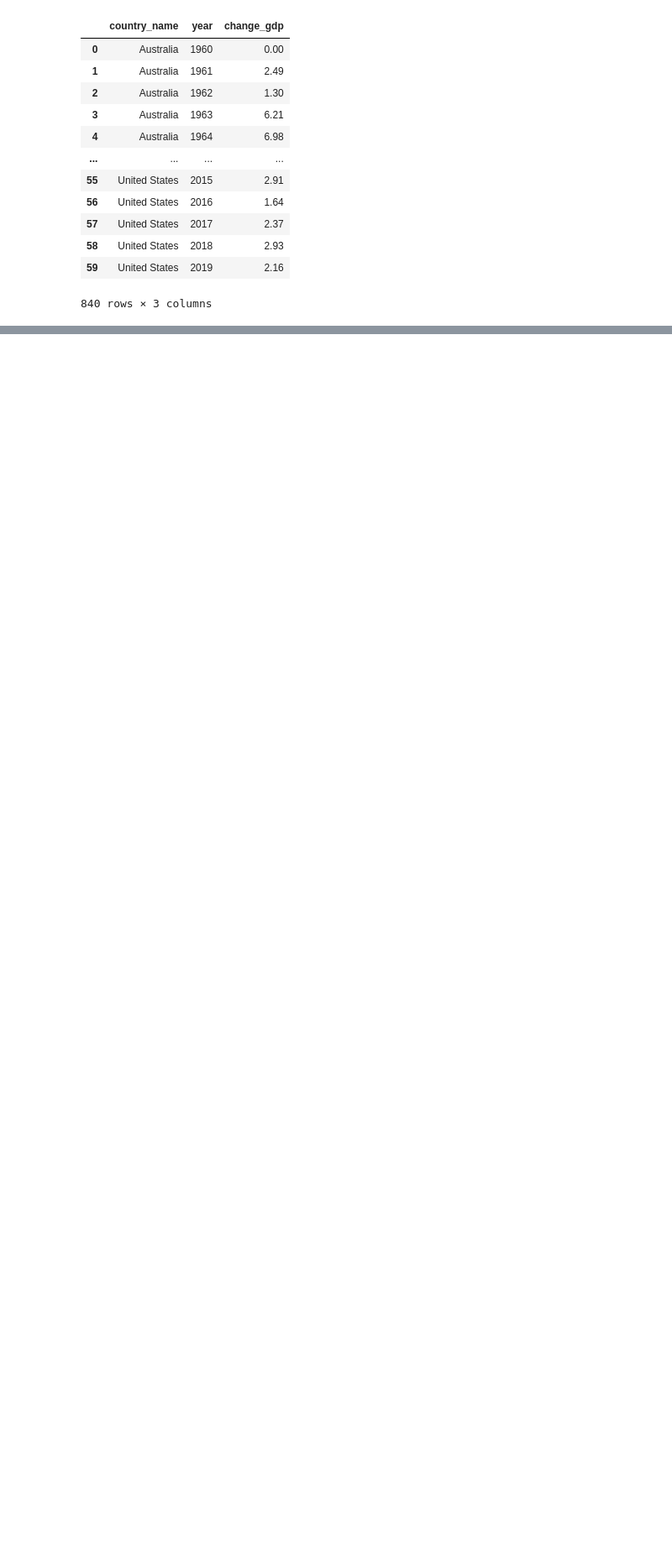
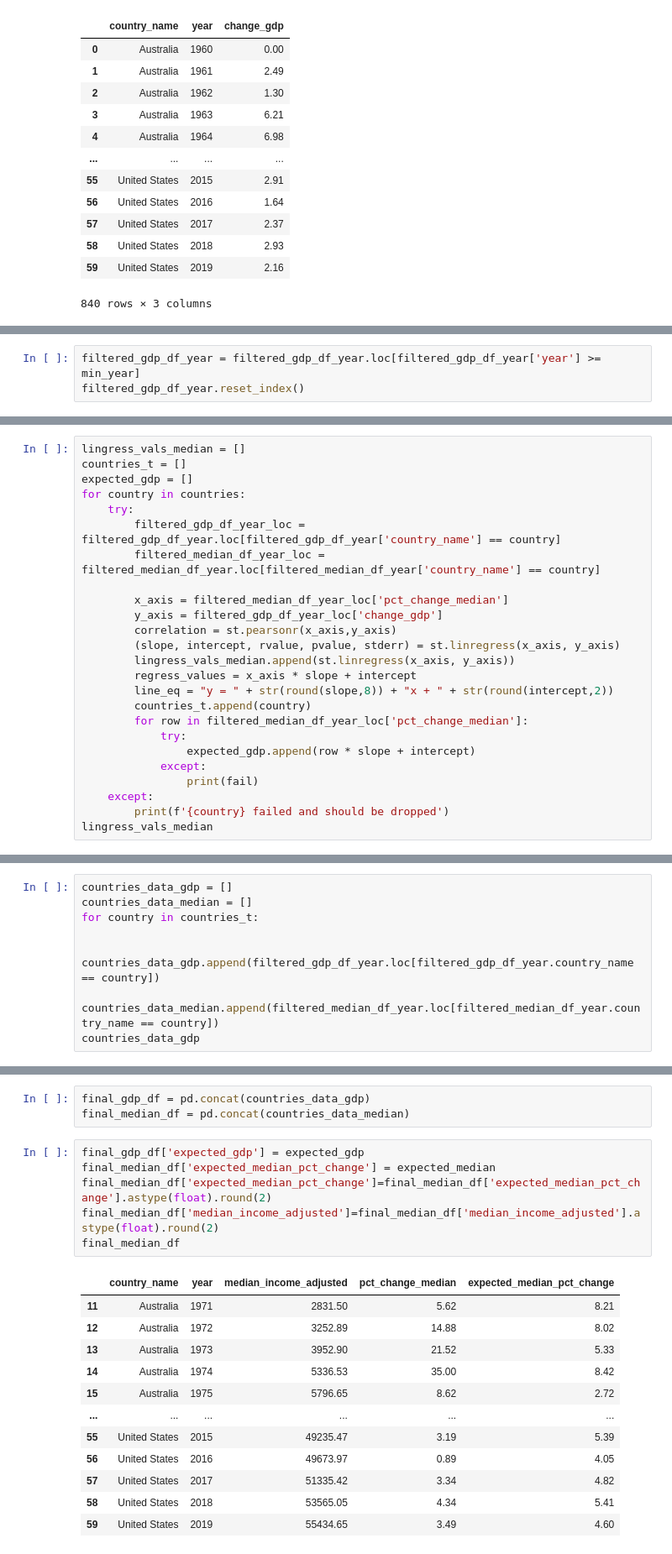
Before and after one commit to ryhigashi/ETL-Project, a Jupyter notebook: ETL-project-robert.ipynb, the cells around one changed output, grey strips where cells are left out. Shown at 84% size. Saved outputs shown, nothing was run; the diff lists cells and outputs as text; blank space fills up the shorter version.

```diff
--- a/ETL-project-robert.ipynb
+++ b/ETL-project-robert.ipynb
@@ -158,0 +203,3 @@ filtered_gdp_df
+# %%
+filtered_gdp_df_year = filtered_gdp_df_year.loc[filtered_gdp_df_year['year'] >= min_year]
+filtered_gdp_df_year.reset_index()
@@ -158,0 +256,25 @@ filtered_gdp_df
+# %%
+lingress_vals_median = []
+countries_t = []
+expected_gdp = []
+for country in countries:
+    try:
+        filtered_gdp_df_year_loc = filtered_gdp_df_year.loc[filtered_gdp_df_year['country_name'] == country]
+        filtered_median_df_year_loc = filtered_median_df_year.loc[filtered_median_df_year['country_name'] == country]
+
+        x_axis = filtered_median_df_year_loc['pct_change_median']
+        y_axis = filtered_gdp_df_year_loc['change_gdp']
+        correlation = st.pearsonr(x_axis,y_axis)
+        (slope, intercept, rvalue, pvalue, stderr) = st.linregress(x_axis, y_axis)
+        lingress_vals_median.append(st.linregress(x_axis, y_axis))
+        regress_values = x_axis * slope + intercept
+        line_eq = "y = " + str(round(slope,8)) + "x + " + str(round(intercept,2))
+        countries_t.append(country)
+        for row in filtered_median_df_year_loc['pct_change_median']:
+            try:
+                expected_gdp.append(row * slope + intercept)
+            except:
+                print(fail)
+    except:
+        print(f'{country} failed and should be dropped')
+lingress_vals_median
@@ -158,0 +297,8 @@ filtered_gdp_df
+# %%
+countries_data_gdp = []
+countries_data_median = []
+for country in countries_t:
+
+    countries_data_gdp.append(filtered_gdp_df_year.loc[filtered_gdp_df_year.country_name == country])
+    countries_data_median.append(filtered_median_df_year.loc[filtered_median_df_year.country_name == country])
+countries_data_gdp
@@ -158,0 +323,22 @@ filtered_gdp_df
+# %%
+final_gdp_df = pd.concat(countries_data_gdp)
+final_median_df = pd.concat(countries_data_median)
+# %%
+final_gdp_df['expected_gdp'] = expected_gdp
+final_median_df['expected_median_pct_change'] = expected_median
+final_median_df['expected_median_pct_change']=final_median_df['expected_median_pct_change'].astype(float).round(2)
+final_median_df['median_income_adjusted']=final_median_df['median_income_adjusted'].astype(float).round(2)
+final_median_df
+# %% [output]
+|  | country_name | year | median_income_adjusted | pct_change_median | expected_median_pct_change |
+| 11 | Australia | 1971 | 2831.50 | 5.62 | 8.21 |
+| 12 | Australia | 1972 | 3252.89 | 14.88 | 8.02 |
+| 13 | Australia | 1973 | 3952.90 | 21.52 | 5.33 |
+| 14 | Australia | 1974 | 5336.53 | 35.00 | 8.42 |
+| 15 | Australia | 1975 | 5796.65 | 8.62 | 2.72 |
+| ... | ... | ... | ... | ... | ... |
+| 55 | United States | 2015 | 49235.47 | 3.19 | 5.39 |
+| 56 | United States | 2016 | 49673.97 | 0.89 | 4.05 |
+| 57 | United States | 2017 | 51335.42 | 3.34 | 4.82 |
+| 58 | United States | 2018 | 53565.05 | 4.34 | 5.41 |
+| 59 | United States | 2019 | 55434.65 | 3.49 | 4.60 |
```
Also changed, not shown: parts of 21 cells of this notebook.
